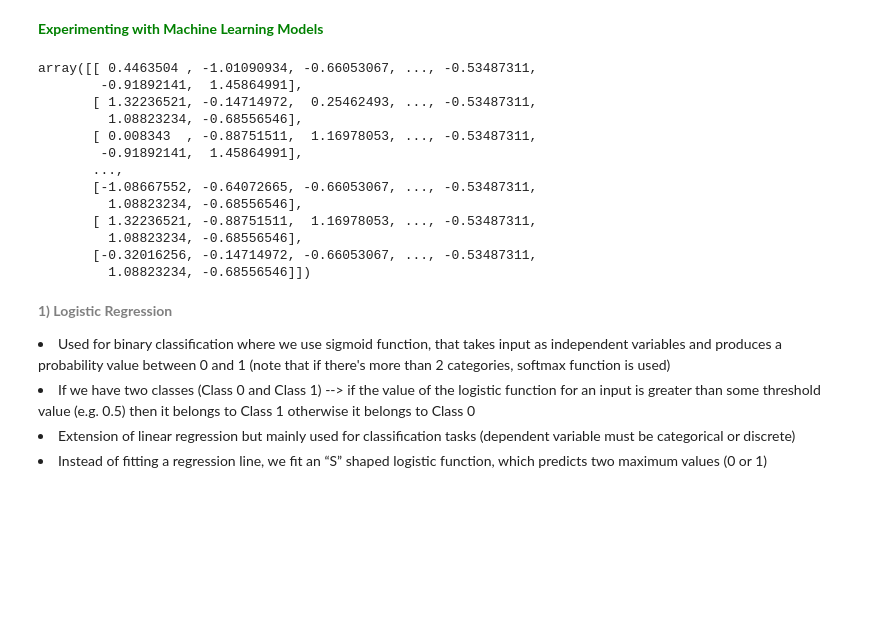
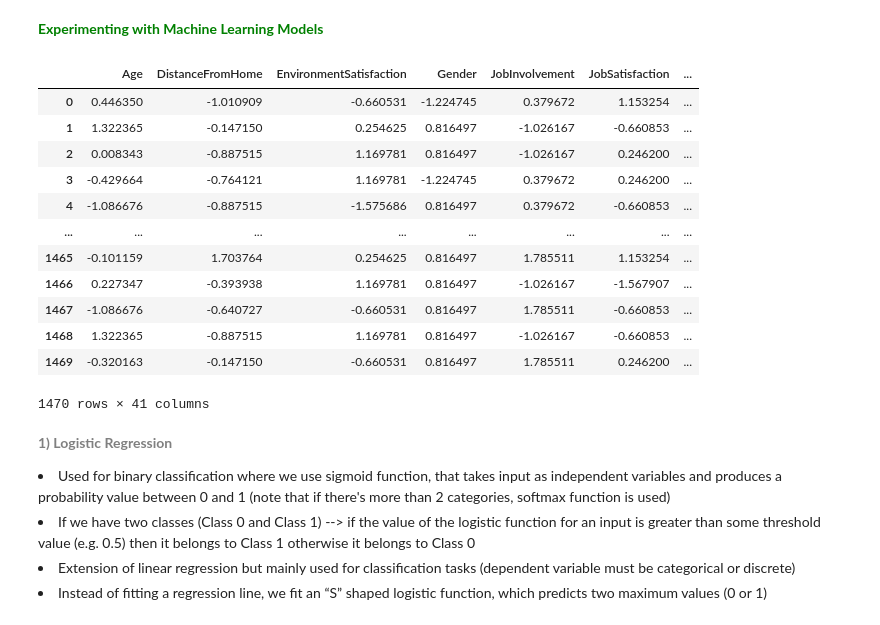
Before and after one commit to lamiselsayed/Employee-Attrition-Analytics-Project, a Jupyter notebook: Employee Attrition (II).ipynb, the cells around one changed output. Saved outputs shown, nothing was run; the diff lists cells and outputs as text; code cells hidden in the pictures; blank space fills up the shorter version.

```diff
--- a/Employee Attrition (II).ipynb
+++ b/Employee Attrition (II).ipynb
@@ -287,21 +287,22 @@ from sklearn.metrics import accuracy_score, f1_score, precision_score, recall_sc
 # %%
 # Feature Scaling (Z-Score Normalization)
 zscore_norm = StandardScaler()
 X_rescaled = zscore_norm.fit_transform(newer_X)
-X_rescaled
+X_rescaled_df = pd.DataFrame(X_rescaled, columns = newer_X.columns)      # SMOTE expects it as a dataframe
+X_rescaled_df
 # %% [output]
+|  | Age | DistanceFromHome | EnvironmentSatisfaction | Gender | JobInvolvement | JobSatisfaction | ... |
+| 0 | 0.446350 | -1.010909 | -0.660531 | -1.224745 | 0.379672 | 1.153254 | ... |
+| 1 | 1.322365 | -0.147150 | 0.254625 | 0.816497 | -1.026167 | -0.660853 | ... |
+| 2 | 0.008343 | -0.887515 | 1.169781 | 0.816497 | -1.026167 | 0.246200 | ... |
+| 3 | -0.429664 | -0.764121 | 1.169781 | -1.224745 | 0.379672 | 0.246200 | ... |
+| 4 | -1.086676 | -0.887515 | -1.575686 | 0.816497 | 0.379672 | -0.660853 | ... |
+| ... | ... | ... | ... | ... | ... | ... | ... |
+| 1465 | -0.101159 | 1.703764 | 0.254625 | 0.816497 | 1.785511 | 1.153254 | ... |
+| 1466 | 0.227347 | -0.393938 | 1.169781 | 0.816497 | -1.026167 | -1.567907 | ... |
+| 1467 | -1.086676 | -0.640727 | -0.660531 | 0.816497 | 1.785511 | -0.660853 | ... |
+| 1468 | 1.322365 | -0.887515 | 1.169781 | 0.816497 | -1.026167 | -0.660853 | ... |
+| 1469 | -0.320163 | -0.147150 | -0.660531 | 0.816497 | 1.785511 | 0.246200 | ... |
-array([[ 0.4463504 , -1.01090934, -0.66053067, ..., -0.53487311,
-        -0.91892141,  1.45864991],
-       [ 1.32236521, -0.14714972,  0.25462493, ..., -0.53487311,
-         1.08823234, -0.68556546],
-       [ 0.008343  , -0.88751511,  1.16978053, ..., -0.53487311,
-        -0.91892141,  1.45864991],
-       ...,
-       [-1.08667552, -0.64072665, -0.66053067, ..., -0.53487311,
-         1.08823234, -0.68556546],
-       [ 1.32236521, -0.88751511,  1.16978053, ..., -0.53487311,
-         1.08823234, -0.68556546],
-       [-0.32016256, -0.14714972, -0.66053067, ..., -0.53487311,
-         1.08823234, -0.68556546]])
+1470 rows × 41 columns
 # %%
 # split data into 80% training and 20% testing
```
Also changed, not shown: parts of 15 cells of this notebook.
